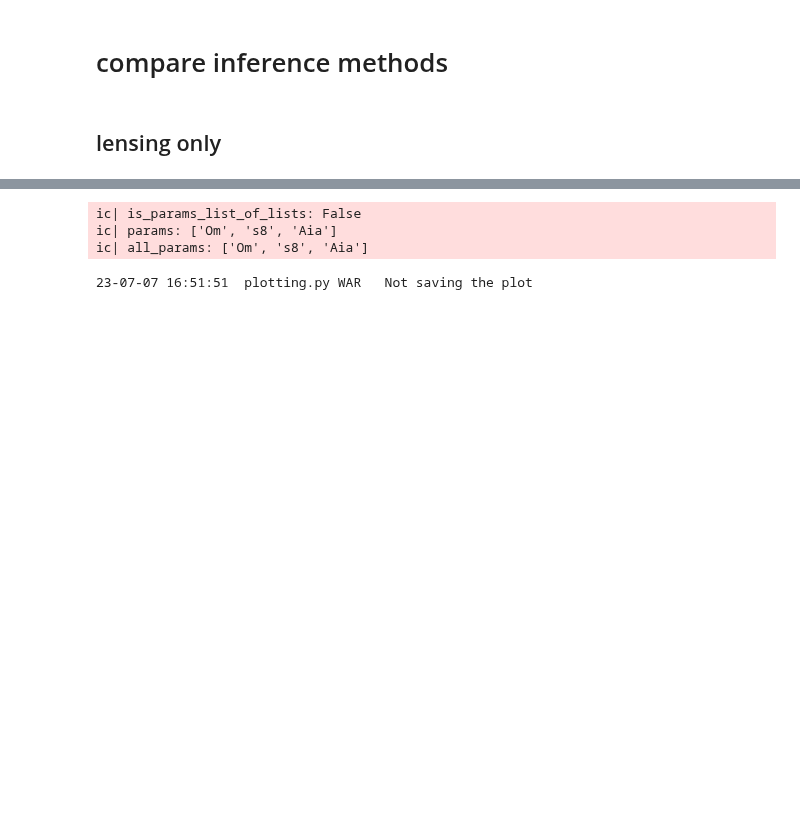
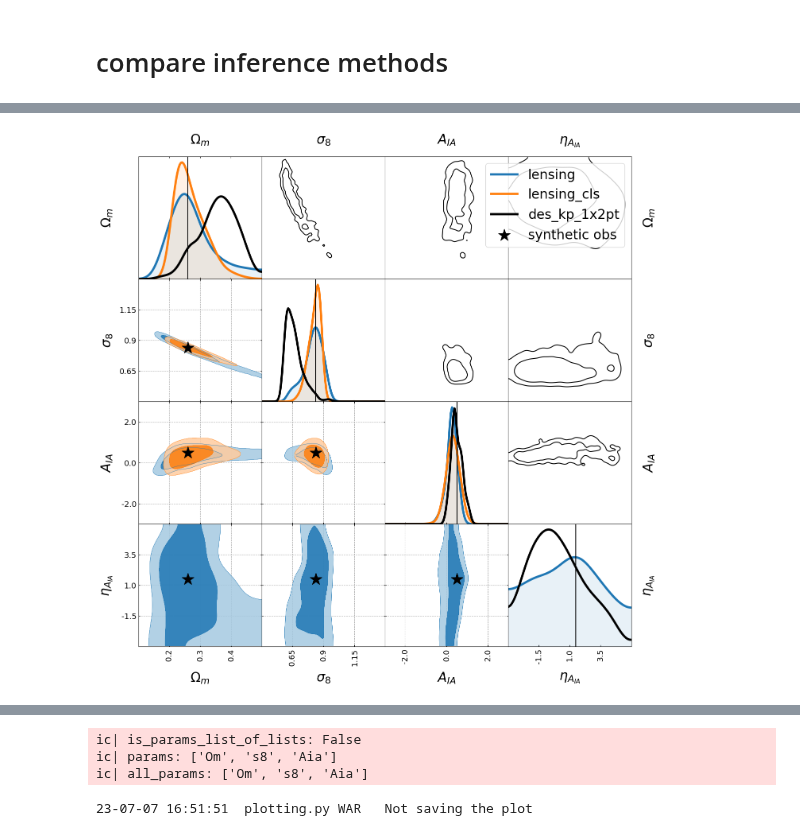
Before and after one commit to des-science/multiprobe-simulation-inference, a Jupyter notebook: notebooks/plotting/plots.ipynb, the cells around one changed output, grey strips where cells are left out. Cells and saved outputs as stored; diff of their text form; code cells hidden in the pictures; blank space fills up the shorter version.

Commit message:
added the DES Y3 key project chains to the plots

```diff
--- a/notebooks/plotting/plots.ipynb
+++ b/notebooks/plotting/plots.ipynb
@@ -14,5 +15,37 @@ base_dir = "/Users/arne/data/DESY3/models/v3/"
 out_dir = "/Users/arne/git/multiprobe-simulation-inference/notebooks/plots/temp"
 # %% [markdown]
 # compare inference methods
-# %% [markdown]
-## lensing only
+# %%
+chains = []
+params = []
+labels = []
+
+# lensing only
+chains.append(np.load("/Users/arne/data/DESY3/models/v3/2023-05-29_09-55-49_resnet_vanilla/chain_50000_flow_likelihood.npy"))
+params.append(["Om", "s8", "Aia", "n_Aia"])
+labels.append("lensing")
+
+chains.append(np.load("/Users/arne/data/DESY3/models/v3/power_spectra/chain_cls_flow_likelihood.npy"))
+params.append(["Om", "s8", "Aia"])
+labels.append("lensing_cls")
+
+# # clustering only
+# chains.append(np.load("/Users/arne/data/DESY3/models/v3/2023-05-30_01-48-23_resnet_vanilla/chain_50000_flow_likelihood.npy"))
+# params.append(["Om", "s8", "bg", "n_bg"])
+# labels.append("clustering")
+
+# combined probes
+# chains.append(np.load("/Users/arne/data/DESY3/models/v3/2023-05-30_10-56-53_resnet_vanilla/chain_10000_flow_likelihood.npy"))
+# params.append(["Om", "s8", "Aia", "n_Aia", "bg", "n_bg"])
+# labels.append("combined")
+
+plotting.plot_chains(
+    chains=chains,
+    params=params,
+    out_dir=None,
+    labels=labels,
+    plot_fiducial=True,
+    with_des_chain=True,
+    des_tri="upper"
+)
+# %% [output]
@@ -19,3 +56,4 @@ out_dir = "/Users/arne/git/multiprobe-simulation-inference/notebooks/plots/temp"
+[figure, added]
 # %%
 chains = []
 params = []
```
Also changed, not shown: parts of 4 cells of this notebook, 17 other files.
